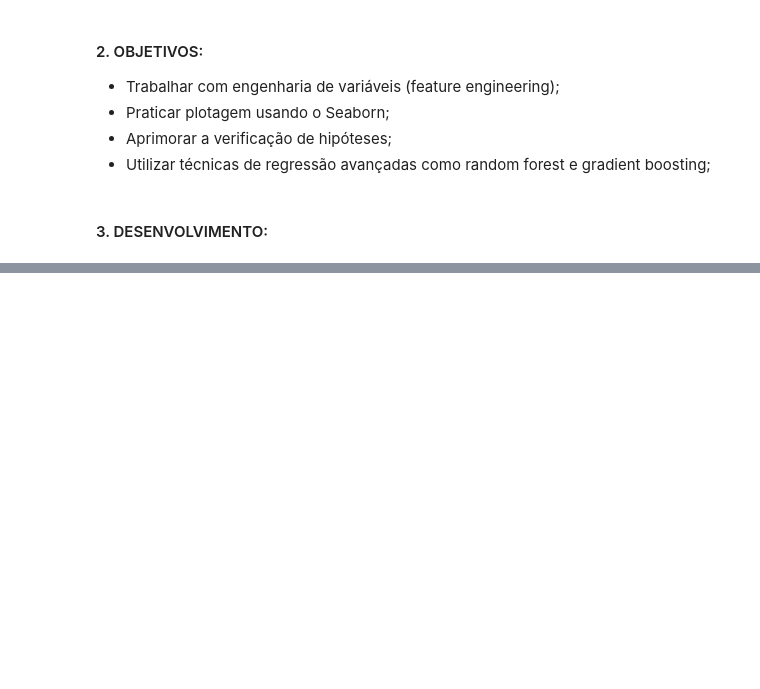
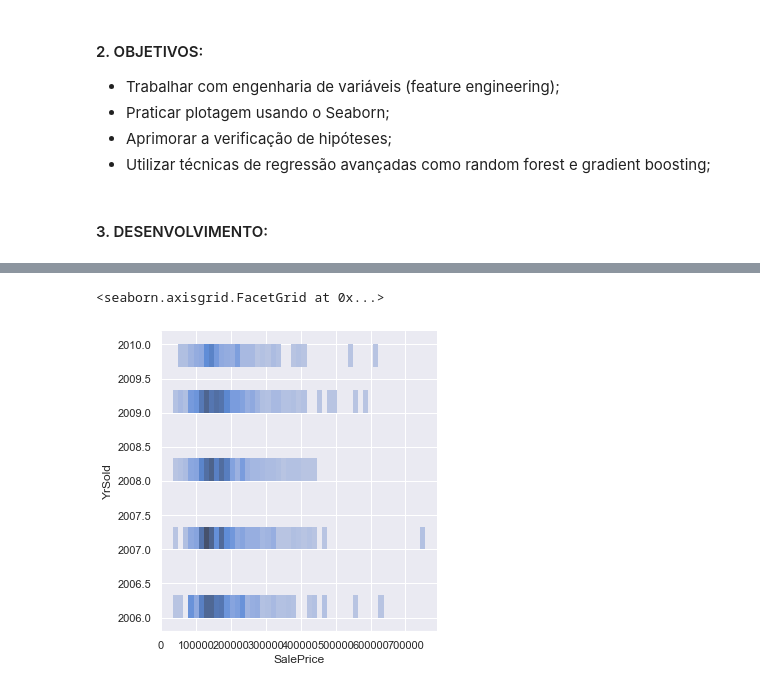
Before and after one commit to Rebeque/Python-Analysis, a Jupyter notebook: Preço de Casas - Técnicas de Regressão Avançadas - Kaggle.ipynb, the cells around one changed output, grey strips where cells are left out. Saved outputs shown, nothing was run; the diff lists cells and outputs as text; code cells hidden in the pictures; blank space fills up the shorter version.

```diff
--- a/Preço de Casas - Técnicas de Regressão Avançadas - Kaggle.ipynb
+++ b/Preço de Casas - Técnicas de Regressão Avançadas - Kaggle.ipynb
@@ -54,0 +352,5 @@ SyntaxError: invalid syntax (1711899963.py, line 3)
+# %%
+sns.displot(x='SalePrice', y='YrSold', data=df)
+# %% [output]
+<seaborn.axisgrid.FacetGrid at 0x...>
+[figure, added]
```
Also changed, not shown: parts of 36 cells of this notebook.
